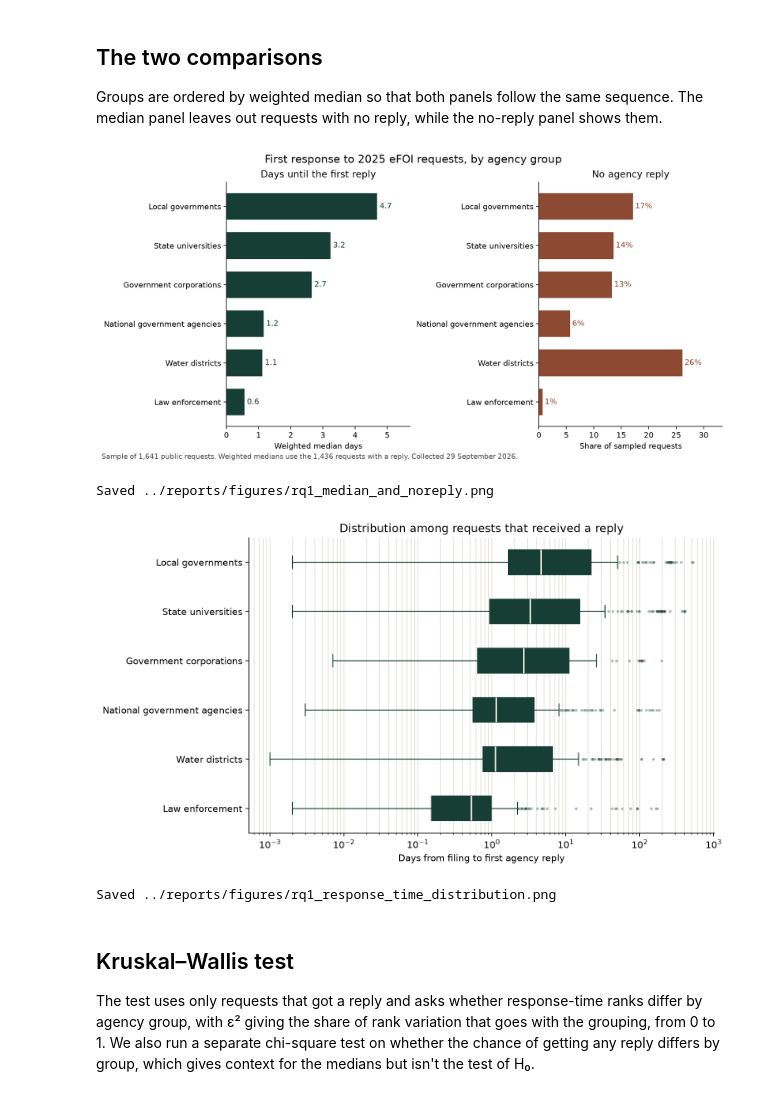
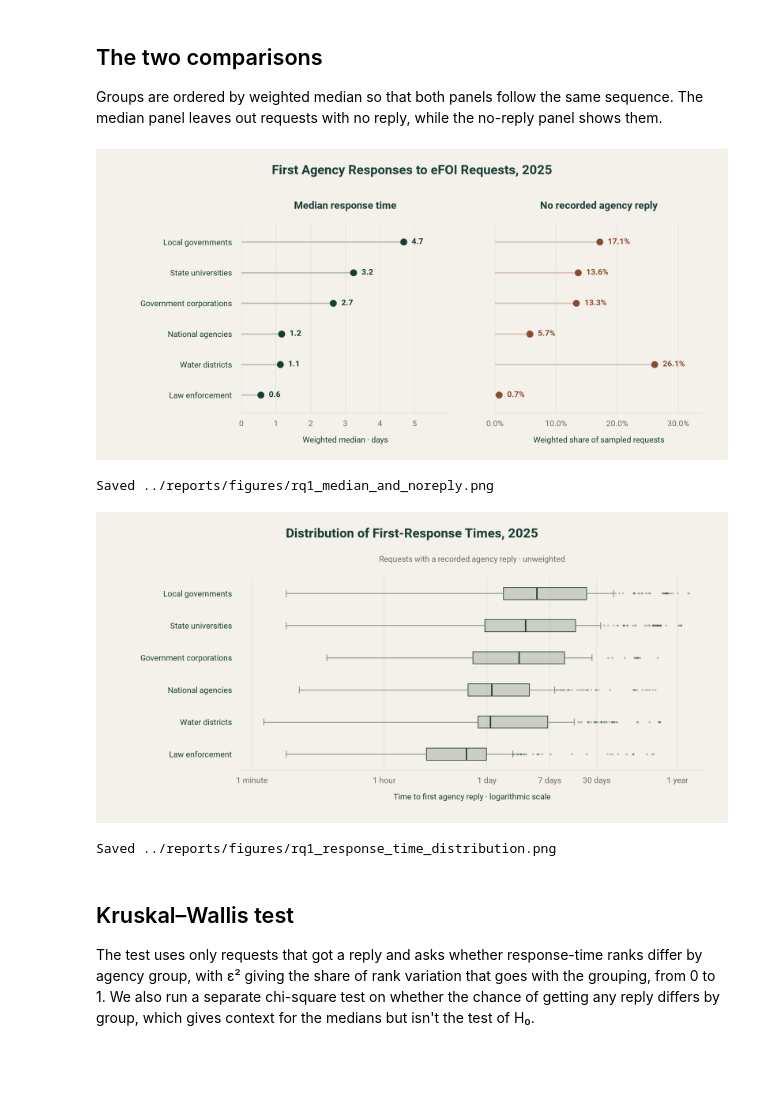
Before and after one commit to hugvan/cs132-project, a Jupyter notebook: notebooks/02_response_times.ipynb, the cells around one changed output. Saved outputs shown, nothing was run; the diff lists cells and outputs as text; code cells hidden in the pictures; blank space fills up the shorter version.

```diff
--- a/notebooks/02_response_times.ipynb
+++ b/notebooks/02_response_times.ipynb
@@ -98,88 +98,32 @@ Largest gap between weighted and unweighted median: 0.08 days
 
 Groups are ordered by weighted median so that both panels follow the same sequence. The median panel leaves out requests with no reply, while the no-reply panel shows them.
 # %%
-plot_order = summary.sort_values("weighted_median_days", ascending=True).index.tolist()
-plot_labels = [LABELS[group] for group in plot_order]
-medians = summary.loc[plot_order, "weighted_median_days"].to_numpy()
-no_reply = summary.loc[plot_order, "no_reply_share"].to_numpy() * 100
+from plot_style import response_summary, response_distribution
 
-fig, axes = plt.subplots(1, 2, figsize=(11.2, 5.4), constrained_layout=True)
-ink = "#173e35"
-accent = "#8c4a32"
-
-axes[0].barh(plot_labels, medians, color=ink, height=0.68)
-for i, value in enumerate(medians):
-    axes[0].text(value + 0.08, i, f"{value:.1f}", va="center", color=ink, fontsize=10)
-axes[0].set_xlabel("Weighted median days")
-axes[0].set_title("Days until the first reply")
-axes[0].set_xlim(0, max(medians) * 1.22)
-axes[0].spines[["top", "right"]].set_visible(False)
-
-axes[1].barh(plot_labels, no_reply, color=accent, height=0.68)
-for i, value in enumerate(no_reply):
-    axes[1].text(value + 0.4, i, f"{value:.0f}%", va="center", color=accent, fontsize=10)
-axes[1].set_xlabel("Share of sampled requests")
-axes[1].set_title("No agency reply")
-axes[1].set_xlim(0, max(no_reply) * 1.28)
-axes[1].spines[["top", "right"]].set_visible(False)
-
-fig.suptitle("First response to 2025 eFOI requests, by agency group", fontsize=14)
-fig.text(
-    0,
-    -0.02,
-    f"Sample of {len(sample):,} public requests. Weighted medians use the "
-    f"{int(sample['first_response_days'].notna().sum()):,} requests with a reply. "
-    "Collected 29 September 2026.",
-    fontsize=9,
-    color="#4a4a4a",
-)
+fig, plot_order = response_summary(summary)
 
 fig_dir = ROOT / "reports" / "figures"
 fig_dir.mkdir(parents=True, exist_ok=True)
 median_path = fig_dir / "rq1_median_and_noreply.png"
-fig.savefig(median_path, dpi=160, bbox_inches="tight")
+fig.savefig(median_path, dpi=180)
 plt.close(fig)
 display(Image(filename=str(median_path)))
 print(f"Saved {median_path.as_posix()}")
 # %% [output]
-[figure, old version]
+[figure, new version]
 Saved ../reports/figures/rq1_median_and_noreply.png
 # %%
-replied = sample.loc[sample["first_response_days"].notna()].copy()
-box_order = plot_order
-box_data = [
-    replied.loc[replied["agency_group"] == group, "first_response_days"].to_numpy()
-    for group in box_order
-]
+fig = response_distribution(sample, plot_order)
 
-fig, ax = plt.subplots(figsize=(9.4, 5.2), constrained_layout=True)
-box = ax.boxplot(
-    box_data,
-    orientation="horizontal",
-    tick_labels=[LABELS[group] for group in box_order],
-    patch_artist=True,
-    showfliers=True,
-    medianprops={"color": "#f4f1ea", "linewidth": 1.6},
-    whiskerprops={"color": ink},
-    capprops={"color": ink},
-    flierprops={"marker": "o", "markersize": 3, "markerfacecolor": ink, "markeredgecolor": "none", "alpha": 0.35},
-)
-for patch in box["boxes"]:
-    patch.set_facecolor(ink)
-    patch.set_edgecolor(ink)
-ax.set_xscale("log")
-ax.set_xlabel("Days from filing to first agency reply")
-ax.set_title("Distribution among requests that received a reply")
-ax.spines[["top", "right"]].set_visible(False)
-ax.grid(axis="x", which="both", color="#d9d3c7", linewidth=0.6)
-
+fig_dir = ROOT / "reports" / "figures"
+fig_dir.mkdir(parents=True, exist_ok=True)
 dist_path = fig_dir / "rq1_response_time_distribution.png"
-fig.savefig(dist_path, dpi=160, bbox_inches="tight")
+fig.savefig(dist_path, dpi=180)
 plt.close(fig)
 display(Image(filename=str(dist_path)))
 print(f"Saved {dist_path.as_posix()}")
 # %% [output]
-[figure, old version]
+[figure, new version]
 Saved ../reports/figures/rq1_response_time_distribution.png
 # %% [markdown]
 ## Kruskal–Wallis test
```
Also changed, not shown: 7 other files.
